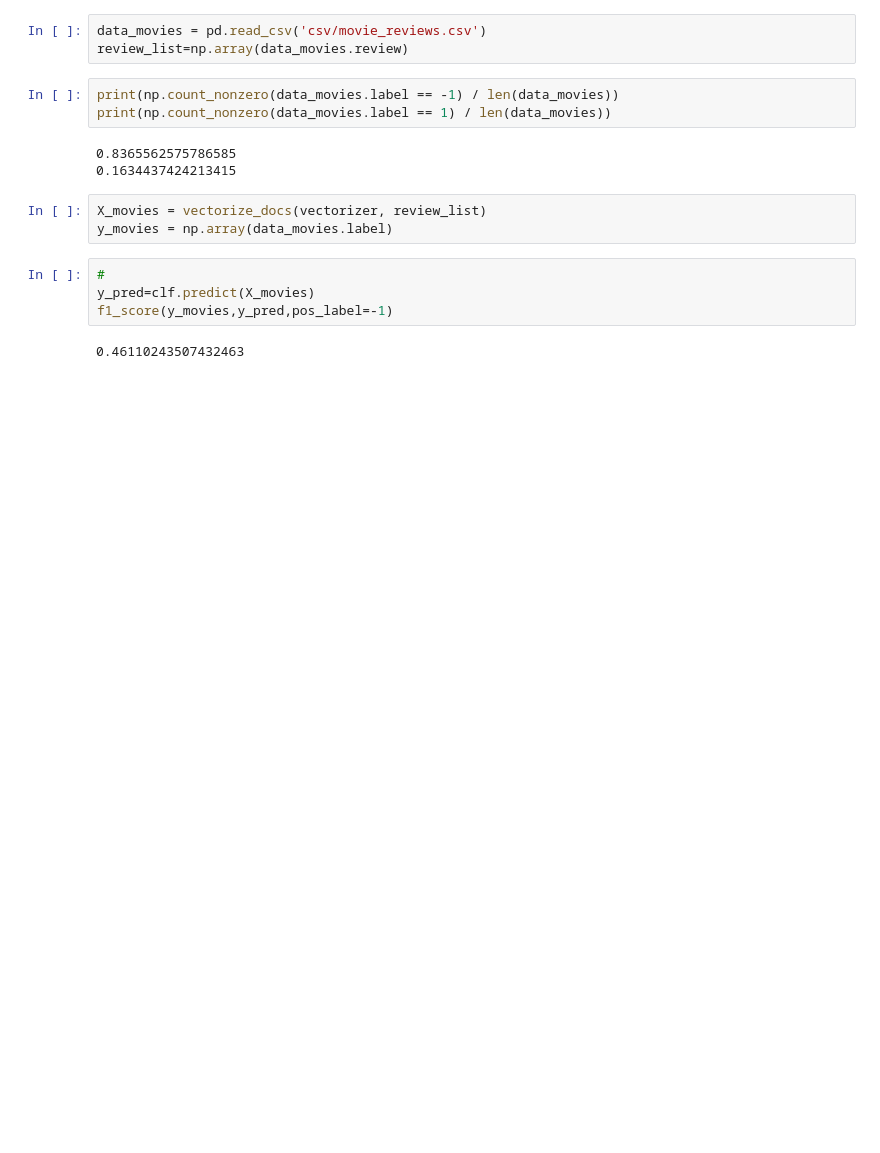
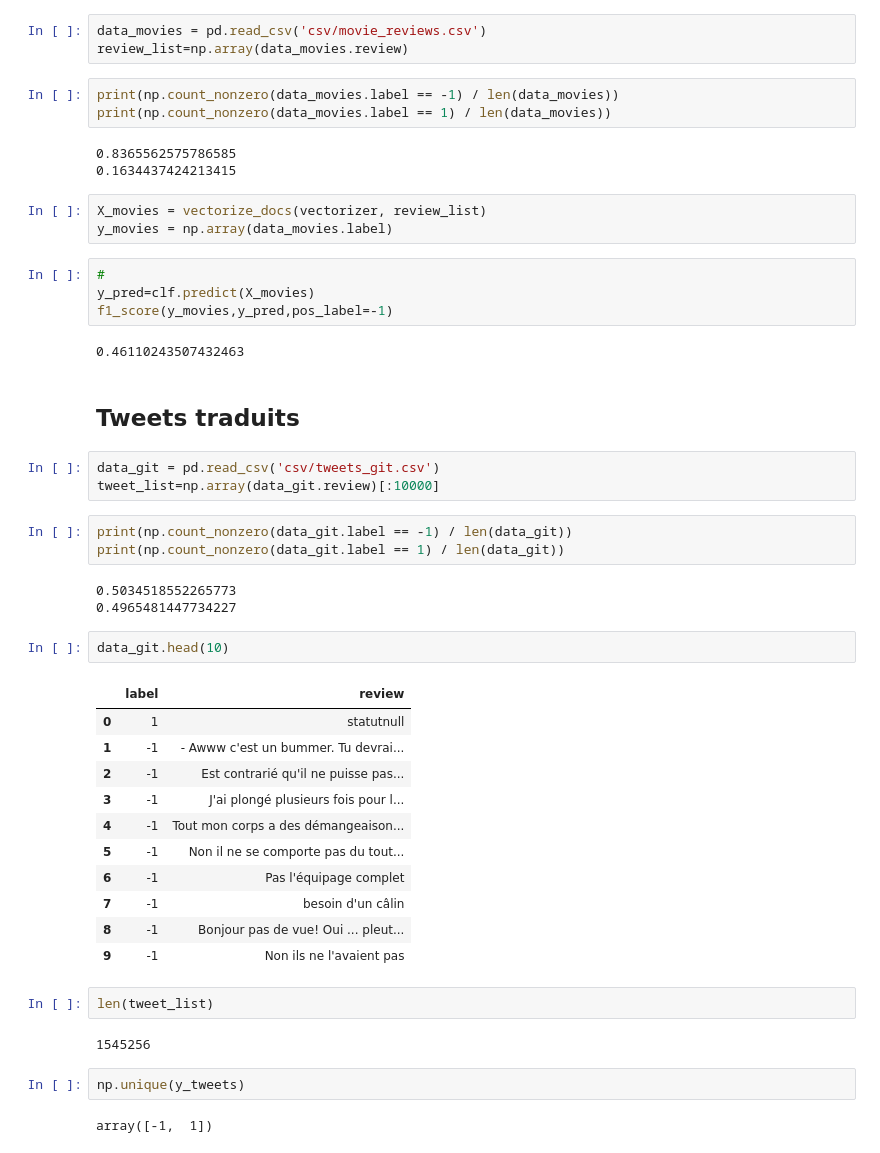
Before and after one commit to laudao/PLDAC_TWITTER, a Jupyter notebook: test_classifierV1.ipynb, the cells around one changed output. Cells and saved outputs as stored; diff of their text form; blank space fills up the shorter version.

```diff
--- a/test_classifierV1.ipynb
+++ b/test_classifierV1.ipynb
@@ -117,3 +114,36 @@ y_pred=clf.predict(X_movies)
 f1_score(y_movies,y_pred,pos_label=-1)
 # %% [output]
 0.46110243507432463
+# %% [markdown]
+## Tweets traduits
+# %%
+data_git = pd.read_csv('csv/tweets_git.csv')
+tweet_list=np.array(data_git.review)[:10000]
+# %%
+print(np.count_nonzero(data_git.label == -1) / len(data_git))
+print(np.count_nonzero(data_git.label == 1) / len(data_git))
+# %% [output]
+0.5034518552265773
+0.4965481447734227
+# %%
+data_git.head(10)
+# %% [output]
+|  | label | review |
+| 0 | 1 | statutnull |
+| 1 | -1 | - Awww c'est un bummer. Tu devrai... |
+| 2 | -1 | Est contrarié qu'il ne puisse pas... |
+| 3 | -1 | J'ai plongé plusieurs fois pour l... |
+| 4 | -1 | Tout mon corps a des démangeaison... |
+| 5 | -1 | Non il ne se comporte pas du tout... |
+| 6 | -1 | Pas l'équipage complet |
+| 7 | -1 | besoin d'un câlin |
+| 8 | -1 | Bonjour pas de vue! Oui ... pleut... |
+| 9 | -1 | Non ils ne l'avaient pas |
+# %%
+len(tweet_list)
+# %% [output]
+1545256
+# %%
+np.unique(y_tweets)
+# %% [output]
+array([-1,  1])
```
Also changed, not shown: parts of 6 cells of this notebook, 2 other files.
